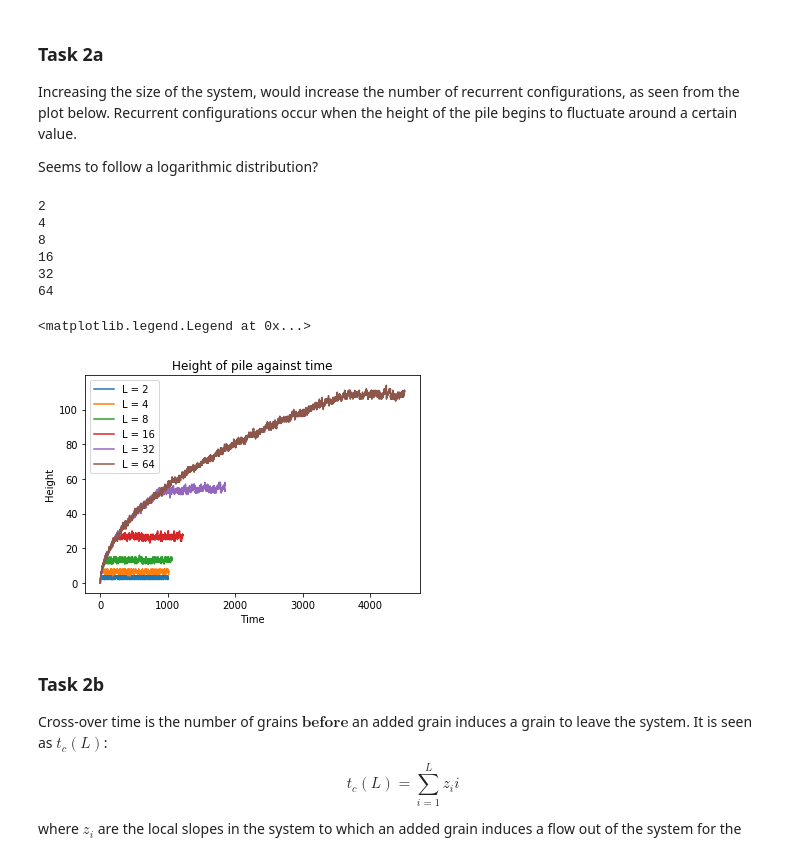
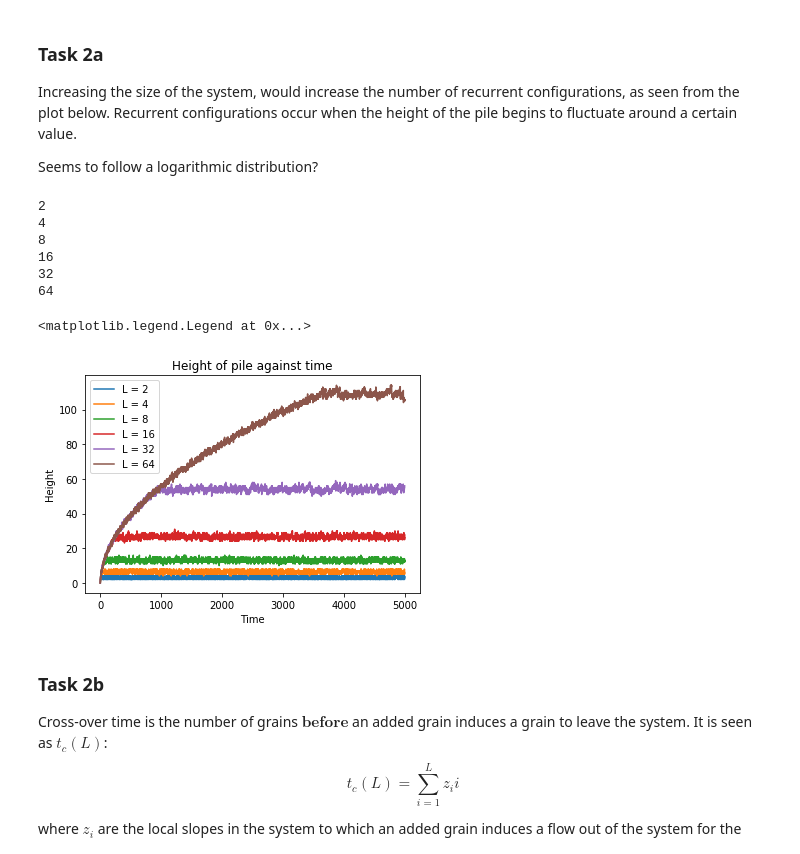
Before and after one commit to shaunfg/Complexity-Networks, a Jupyter notebook: Complexity_Project.ipynb, the cells around one changed output. Drawn from its saved outputs; the diff is of its cells as text; code cells hidden in the pictures.

Commit message:
Completed 2c, fixed cross-over time, and added N_runs feature to replace N_recurrents

```diff
--- a/Complexity_Project.ipynb
+++ b/Complexity_Project.ipynb
@@ -242,6 +251,6 @@ This was shown from the test below
 # Test 3, p = 1, z_th = [1], Recurrent state should be L = 16
 BTW = Oslo(16,p = [1])
 BTW.run(plot= True,N_recurrents = 10,title = "Oslo to BTW (d=1)")
-
-print("Expected = {}, Model = {:.2f}".format(16,mean_height))
+time,height = BTW.get_heights(plot = False)
+print("Expected = {}, Model = {:.2f}".format(16,height[0]))
 # %% [output]
@@ -330,20 +340,21 @@ Seems to follow a logarithmic distribution?
 # %%
 sizes = [2,4,8,16,32,64]
 Oslo_models = [Oslo(L) for L in sizes]
 
 for Oslo_L in Oslo_models:
-    Oslo_L.run(N_recurrents = 1000)
+    Oslo_L.run(N_runs = 5000)
+#     Oslo_L.run(N_recurrents = 1000)
     time,heights = Oslo_L.get_heights()
 plt.legend()
 # %% [output]
 2
 4
 8
 16
 32
 64
 <matplotlib.legend.Legend at 0x...>
-[figure, old version]
+[figure, new version]
 # %% [markdown]
 ### Task 2b
 Cross-over time is the number of grains $\textbf{before}$ an added grain induces a grain to leave the system. It is seen as $t_c(L)$:
```
Also changed, not shown: parts of 9 cells of this notebook.
